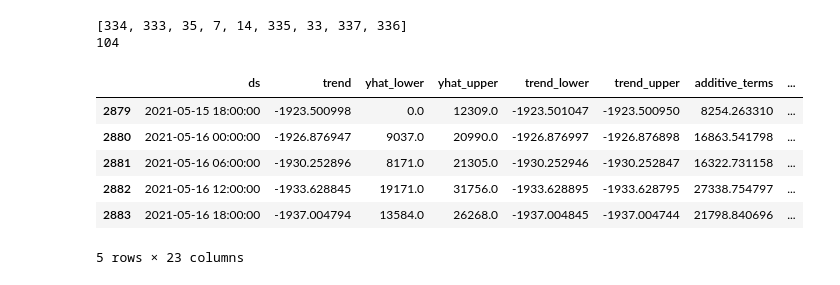
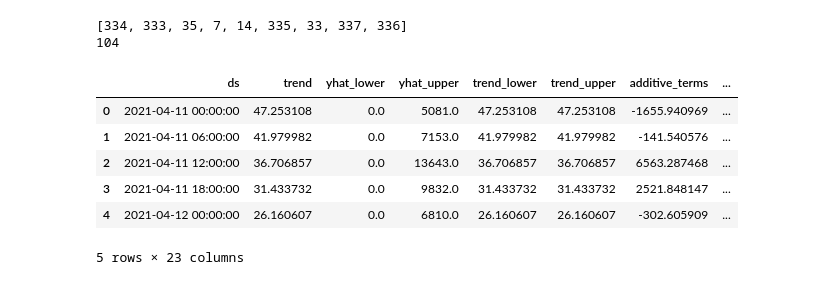
Before and after one commit to minhdang10/anomalies_detection, a Jupyter notebook: Anomalies_Detection_Uni.ipynb, the cells around one changed output. Cells and saved outputs as stored; diff of their text form; code cells hidden in the pictures.

```diff
--- a/Anomalies_Detection_Uni.ipynb
+++ b/Anomalies_Detection_Uni.ipynb
@@ -44,7 +64,7 @@ df.head()
 | 3 | 2021-05-20 | 7 | 1156 |
 | 4 | 2021-05-20 | 14 | 7677 |
 # %%
-total_day=(max(df['EVENT_DATE']) - min(df['EVENT_DATE'])).days
+total_day=(max(df[date_variable]) - min(df[date_variable])).days
 print(total_day)
 # %% [output]
 352
@@ -57,9 +77,9 @@ Importing plotly failed. Interactive plots will not work.
 # empty dataframe to append forecast results
 Final=pd.DataFrame()
 # %%
-# find unique events
-Event_List=list(df['EVENT_KEY'].unique())
-print(Event_List)
+# find unique trackingID
+tracking_list=list(df[tracking_variable].unique())
+print(tracking_list)
 # %% [output]
 [334, 333, 35, 7, 14, 335, 33, 339, 337, 336, 325, 75, 76]
 # %%
@@ -209,14 +230,23 @@ INFO:prophet:Disabling yearly seasonality. Run prophet with yearly_seasonality=T
 INFO:prophet:Disabling yearly seasonality. Run prophet with yearly_seasonality=True to override this.
 INFO:prophet:Disabling yearly seasonality. Run prophet with yearly_seasonality=True to override this.
 ... (7 outputs left out)
+# %%
+#group-by for output file
+col_list=['ds',
+          'yhat',
+          'yhat_lower',
+          'yhat_upper'
+         ]
+forecast_datetime, predicted_value, lower_value, upper_value = col_list
 # %%
 # final y-hat=0 if smaller than 0
-Final['yhat']=np.where(Final['yhat']<0,0,Final['yhat'])
+Final[predicted_value]=np.where(Final[predicted_value]<0,0,Final[predicted_value])
 
 df_t=df
-df_t['EVENT_DATE']=pd.to_datetime(df_t['EVENT_DATE'])
+df_t[date_variable]=pd.to_datetime(df_t[date_variable])
 
-Final_CSV=Final.merge(df_t,how='left',left_on=['ds','Event'],right_on=['EVENT_DATE','EVENT_KEY'])
-Final_CSV['PKG_COUNT']=Final_CSV['PKG_COUNT'].fillna(0)
+Final_CSV=Final.merge(df_t,how='left',left_on=[forecast_datetime,tracking_object],\
+                      right_on=[date_variable,tracking_variable])
+Final_CSV[actual_value]=Final_CSV[actual_value].fillna(0)
 Final_CSV.to_csv('IND3_Anomaly_Output_7Day.csv')
 # %%
@@ -231,21 +261,22 @@ print(total_final_day)
 # %%
 # cleaning before visualization
 
 # no negative volume: 0 for yhat_lower < 0
-Final_CSV['yhat_lower']=np.where(Final_CSV['yhat_lower']<0,0,Final_CSV['yhat_lower'])
+Final_CSV[lower_value]=np.where(Final_CSV[lower_value]<0,0,Final_CSV[lower_value])
 
 # round to nearest int
-Final_CSV.yhat_upper=Final_CSV.yhat_upper.round(decimals=0)
-Final_CSV.yhat_lower=Final_CSV.yhat_lower.round(decimals=0)
-Final_CSV.yhat=Final_CSV.yhat.round(decimals=0)
+values_need_rounding=[upper_value,lower_value,predicted_value]
 
-# Final_CSV.head()
-Final_CSV.tail()
+for val in values_need_rounding:
+    Final_CSV[val]=Final_CSV[val].round(decimals=0)
+
+Final_CSV.head()
+# Final_CSV.tail()
 # %% [output]
 |  | ds | trend | yhat_lower | yhat_upper | trend_lower | trend_upper | additive_terms | ... |
-| 2879 | 2021-05-15 18:00:00 | -1923.500998 | 0.0 | 12309.0 | -1923.501047 | -1923.500950 | 8254.263310 | ... |
-| 2880 | 2021-05-16 00:00:00 | -1926.876947 | 9037.0 | 20990.0 | -1926.876997 | -1926.876898 | 16863.541798 | ... |
-| 2881 | 2021-05-16 06:00:00 | -1930.252896 | 8171.0 | 21305.0 | -1930.252946 | -1930.252847 | 16322.731158 | ... |
-| 2882 | 2021-05-16 12:00:00 | -1933.628845 | 19171.0 | 31756.0 | -1933.628895 | -1933.628795 | 27338.754797 | ... |
-| 2883 | 2021-05-16 18:00:00 | -1937.004794 | 13584.0 | 26268.0 | -1937.004845 | -1937.004744 | 21798.840696 | ... |
+| 0 | 2021-04-11 00:00:00 | 47.253108 | 0.0 | 5081.0 | 47.253108 | 47.253108 | -1655.940969 | ... |
+| 1 | 2021-04-11 06:00:00 | 41.979982 | 0.0 | 7153.0 | 41.979982 | 41.979982 | -141.540576 | ... |
+| 2 | 2021-04-11 12:00:00 | 36.706857 | 0.0 | 13643.0 | 36.706857 | 36.706857 | 6563.287468 | ... |
+| 3 | 2021-04-11 18:00:00 | 31.433732 | 0.0 | 9832.0 | 31.433732 | 31.433732 | 2521.848147 | ... |
+| 4 | 2021-04-12 00:00:00 | 26.160607 | 0.0 | 6810.0 | 26.160607 | 26.160607 | -302.605909 | ... |
 5 rows × 23 columns
```
Also changed, not shown: parts of 13 cells of this notebook.
